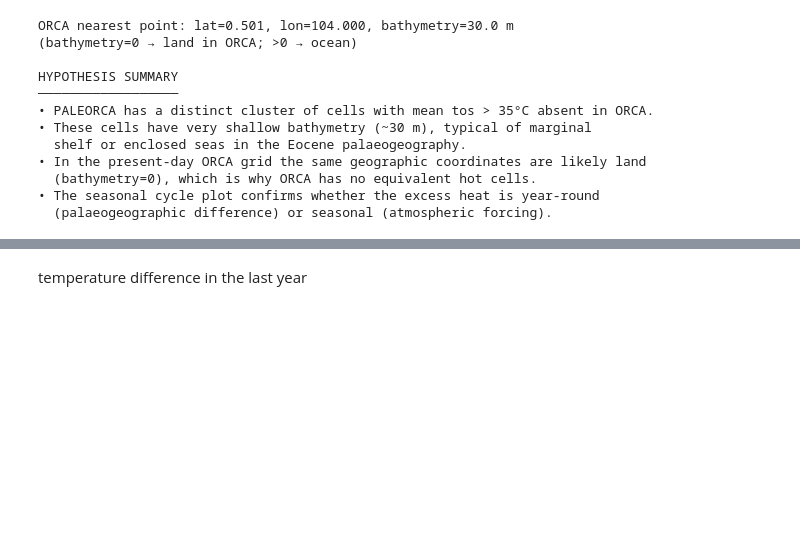
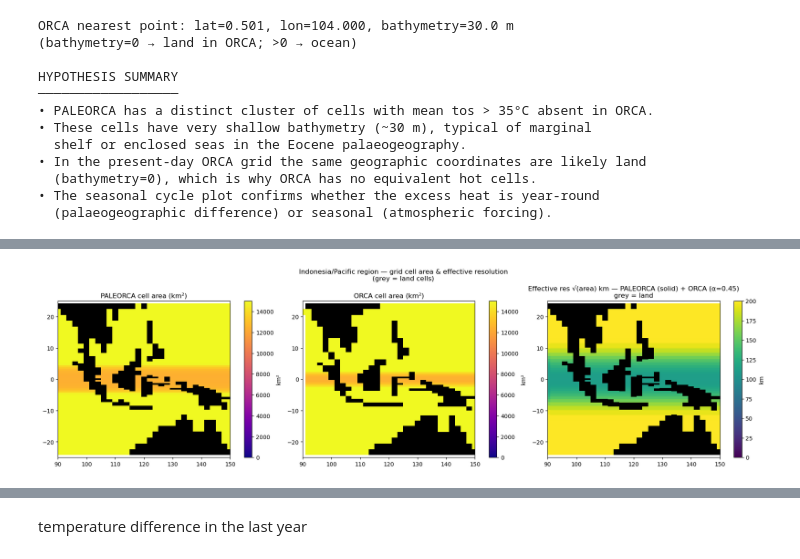
Before and after one commit to renatacoppo/Eocene-creator, a Jupyter notebook: ecefast/analysis/paleorca-vs-orca.ipynb, the cells around one changed output, grey strips where cells are left out. Saved outputs shown, nothing was run; the diff lists cells and outputs as text; code cells hidden in the pictures; blank space fills up the shorter version.

```diff
--- a/ecefast/analysis/paleorca-vs-orca.ipynb
+++ b/ecefast/analysis/paleorca-vs-orca.ipynb
@@ -599,0 +630,100 @@ Region (95-120°E, -12-5°N):
+# %%
+# --- Grid cell area comparison in the Indonesia region ---
+# paleorca_area and orca_area are e1t*e2t from domain_cfg.nc (in m²)
+
+indo_lon = (90, 150)
+indo_lat = (-25, 25)
+
+area_p = paleorca_area.squeeze().values          # (y, x)
+area_o = orca_area.squeeze().values              # (y, x) — different shape
+
+rmask_area_p = region_mask(pale_nav_lat, pale_nav_lon, indo_lat, indo_lon)
+rmask_area_o = region_mask(orca_nav_lat2, orca_nav_lon2, indo_lat, indo_lon)
+
+area_p_km2 = area_p / 1e6   # m² → km²
+area_o_km2 = area_o / 1e6
+
+# Land-sea masks: 0 = land, >0 = ocean
+land_p = (bathy_2d_p == 0)
+land_o = (bathy_2d_o == 0)
+
+def add_land_mask(ax, nav_lon, nav_lat, land_mask, region_mask):
+    """Overlay land cells in the region as a grey pcolormesh layer."""
+    land_in_region = np.where(region_mask & land_mask, 1.0, np.nan)
+    ax.pcolormesh(nav_lon, nav_lat, land_in_region,
+                  cmap='Greys', vmin=0, vmax=1, shading='auto', zorder=2)
+
+# ── 1. Maps of cell area ──────────────────────────────────────────────────────
+fig, axes = plt.subplots(1, 3, figsize=(18, 5), constrained_layout=True)
+
+vmin_a, vmax_a = 0, 1.5e4  # 0–15000 km²
+
+im0 = axes[0].pcolormesh(pale_nav_lon, pale_nav_lat,
+                          np.where(rmask_area_p & ~land_p, area_p_km2, np.nan),
+                          cmap='plasma', vmin=vmin_a, vmax=vmax_a)
+add_land_mask(axes[0], pale_nav_lon, pale_nav_lat, land_p, rmask_area_p)
+axes[0].set_xlim(*indo_lon); axes[0].set_ylim(*indo_lat)
+axes[0].set_title('PALEORCA cell area (km²)')
+fig.colorbar(im0, ax=axes[0], label='km²')
+
+im1 = axes[1].pcolormesh(orca_nav_lon2, orca_nav_lat2,
+                          np.where(rmask_area_o & ~land_o, area_o_km2, np.nan),
+                          cmap='plasma', vmin=vmin_a, vmax=vmax_a)
+add_land_mask(axes[1], orca_nav_lon2, orca_nav_lat2, land_o, rmask_area_o)
+axes[1].set_xlim(*indo_lon); axes[1].set_ylim(*indo_lat)
+axes[1].set_title('ORCA cell area (km²)')
+fig.colorbar(im1, ax=axes[1], label='km²')
+
+# Effective grid spacing √(area) in km — PALEORCA ocean + ORCA land overlay
+res_p_km = np.sqrt(area_p_km2)
+res_o_km = np.sqrt(area_o_km2)
+vmin_r, vmax_r = 0, 200
+im2 = axes[2].pcolormesh(pale_nav_lon, pale_nav_lat,
+                          np.where(rmask_area_p & ~land_p, res_p_km, np.nan),
+                          cmap='viridis', vmin=vmin_r, vmax=vmax_r)
+add_land_mask(axes[2], pale_nav_lon, pale_nav_lat, land_p, rmask_area_p)
+im2b = axes[2].pcolormesh(orca_nav_lon2, orca_nav_lat2,
+                           np.where(rmask_area_o & ~land_o, res_o_km, np.nan),
+                           cmap='viridis', vmin=vmin_r, vmax=vmax_r, alpha=0.45)
+add_land_mask(axes[2], orca_nav_lon2, orca_nav_lat2, land_o, rmask_area_o)
+axes[2].set_xlim(*indo_lon); axes[2].set_ylim(*indo_lat)
+axes[2].set_title('Effective res √(area) km — PALEORCA (solid) + ORCA (α=0.45)\ngrey = land')
+fig.colorbar(im2, ax=axes[2], label='km')
+
+plt.suptitle('Indonesia/Pacific region — grid cell area & effective resolution\n(grey = land cells)', fontsize=12)
+plt.show()
+
+# ── 2. Histograms of cell area in the region ─────────────────────────────────
+fig2, axes2 = plt.subplots(1, 2, figsize=(12, 4), constrained_layout=True)
+
+a_p_reg = area_p_km2[rmask_area_p & ~land_p]
+a_o_reg = area_o_km2[rmask_area_o & ~land_o]
+a_p_reg = a_p_reg[np.isfinite(a_p_reg) & (a_p_reg > 0)]
+a_o_reg = a_o_reg[np.isfinite(a_o_reg) & (a_o_reg > 0)]
+
+axes2[0].hist(a_p_reg, bins=60, color='steelblue', alpha=0.7, label='PALEORCA')
+axes2[0].hist(a_o_reg, bins=60, color='coral',     alpha=0.7, label='ORCA')
+axes2[0].set_xlabel('cell area (km²)'); axes2[0].set_ylabel('count')
+axes2[0].set_title('Cell area distribution in Indonesia region (ocean only)')
+axes2[0].legend()
+
+axes2[1].hist(np.sqrt(a_p_reg), bins=60, color='steelblue', alpha=0.7, label='PALEORCA')
+axes2[1].hist(np.sqrt(a_o_reg), bins=60, color='coral',     alpha=0.7, label='ORCA')
+axes2[1].set_xlabel('effective resolution √(area) (km)'); axes2[1].set_ylabel('count')
+axes2[1].set_title('Effective resolution distribution (ocean only)')
+axes2[1].legend()
+
+plt.show()
+
+# ── 3. Summary statistics ─────────────────────────────────────────────────────
+print(f"Region ({indo_lon[0]}-{indo_lon[1]}°E, {indo_lat[0]}-{indo_lat[1]}°N):")
+print(f"  PALEORCA ocean cells: {(rmask_area_p & ~land_p).sum():>6}   land cells: {(rmask_area_p & land_p).sum()}")
+print(f"  ORCA     ocean cells: {(rmask_area_o & ~land_o).sum():>6}   land cells: {(rmask_area_o & land_o).sum()}")
+print()
+print(f"  Cell area (km²)   PALEORCA: median={np.median(a_p_reg):.0f},  mean={np.mean(a_p_reg):.0f},  min={a_p_reg.min():.0f},  max={a_p_reg.max():.0f}")
+print(f"  Cell area (km²)   ORCA    : median={np.median(a_o_reg):.0f},  mean={np.mean(a_o_reg):.0f},  min={a_o_reg.min():.0f},  max={a_o_reg.max():.0f}")
+print()
+print(f"  Effective res (km) PALEORCA: median={np.median(np.sqrt(a_p_reg)):.1f}")
+print(f"  Effective res (km) ORCA    : median={np.median(np.sqrt(a_o_reg)):.1f}")
+# %% [output]
+[figure, added]
```
Also changed, not shown: parts of 9 cells of this notebook.
